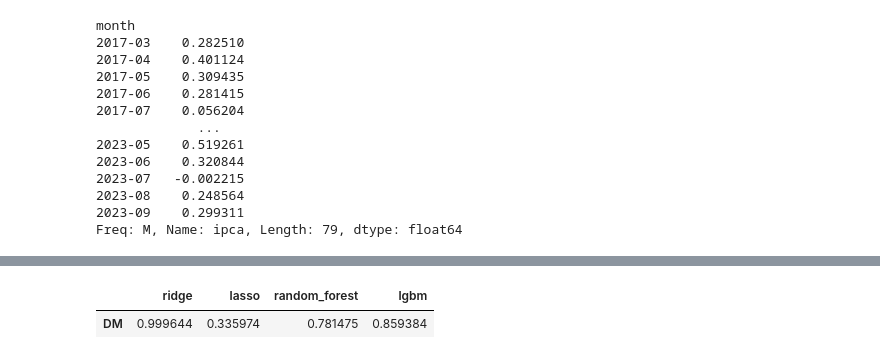
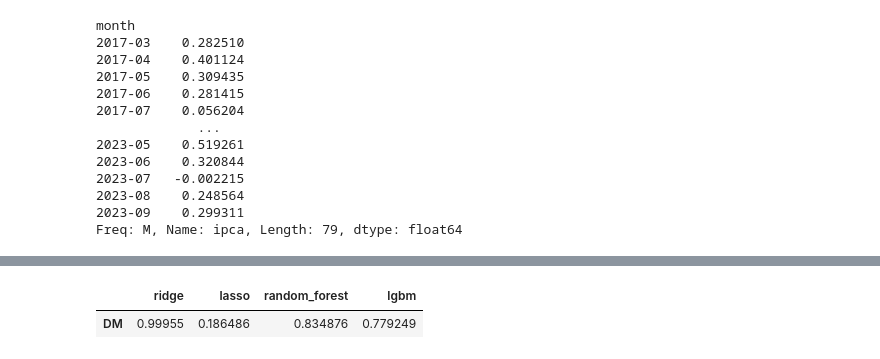
Before and after one commit to GuilhermeFrainer/tcc, a Jupyter notebook: h1.ipynb, the cells around one changed output, grey strips where cells are left out. Saved outputs shown, nothing was run; the diff lists cells and outputs as text; code cells hidden in the pictures.

```diff
--- a/h1.ipynb
+++ b/h1.ipynb
@@ -140,12 +180,11 @@ res_df
 # %%
 p_values = {}
 for model, pred in preds.items():
-    p_values[model] = epf.DM(y_test, arima_pred, pred)
+    p_values[model] = epf.DM(ipca_test, arima_pred, pred)
+pd.DataFrame(p_values, index=['DM'])
+# %% [output]
+|  | ridge | lasso | random_forest | lgbm |
+| DM | 0.99955 | 0.186486 | 0.834876 | 0.779249 |
-# %%
-pd.DataFrame(p_values, index=['DM'])
-# %% [output]
-|  | ridge | lasso | random_forest | lgbm |
-| DM | 0.999644 | 0.335974 | 0.781475 | 0.859384 |
 # %%
 preds['arima'] = arima_pred
 preds_df = pd.DataFrame(preds, index=y_test.index)
```
Also changed, not shown: parts of 15 cells of this notebook.
